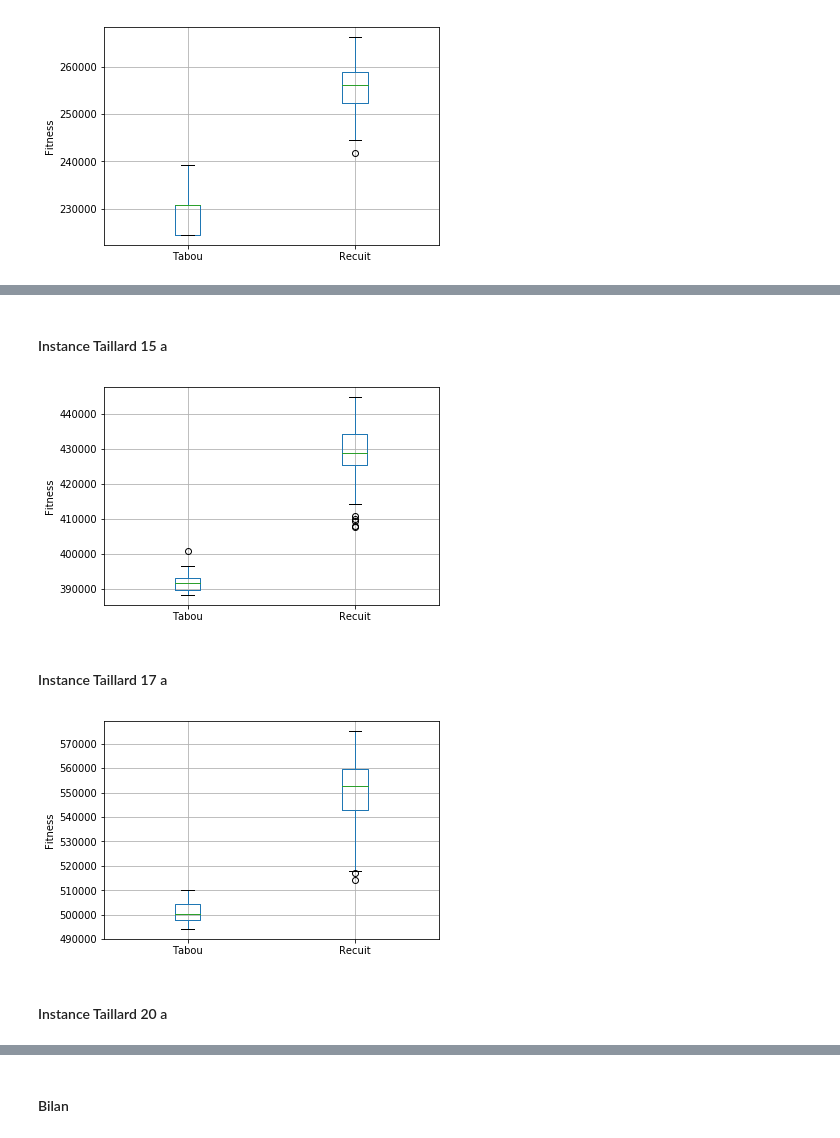
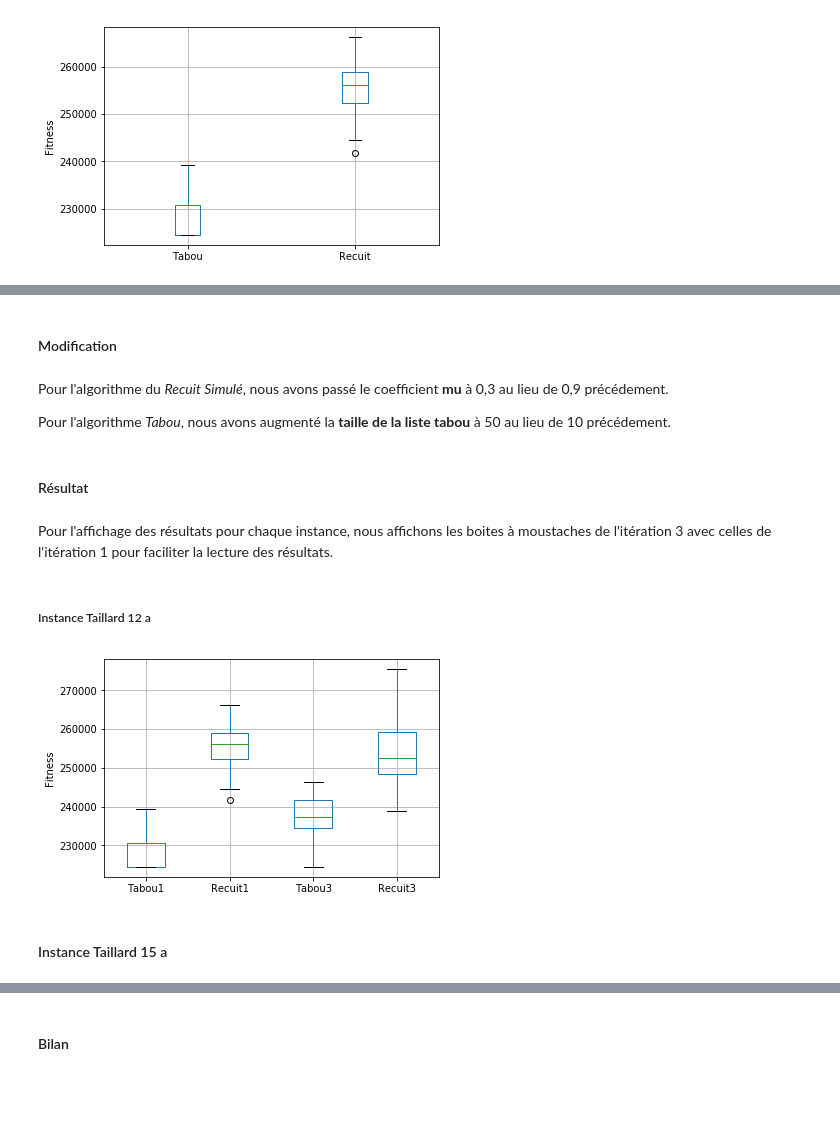
Before and after one commit to Ruseur/QuadracticAssignmentProblem, a Jupyter notebook: QuadraticAssignmentProblem.ipynb, the cells around one changed output, grey strips where cells are left out. Drawn from its saved outputs; the diff is of its cells as text; code cells hidden in the pictures; blank space fills up the shorter version.

```diff
--- a/QuadraticAssignmentProblem.ipynb
+++ b/QuadraticAssignmentProblem.ipynb
@@ -421,14 +639,18 @@ csv_to_boxplot('tai12a',1)
+# %% [markdown]
+#### Modification
+# %% [markdown]
+Pour l'algorithme du *Recuit Simulé*, nous avons passé le coefficient **mu** à 0,3 au lieu de 0,9 précédement.
+
+Pour l'algorithme *Tabou*, nous avons augmenté la **taille de la liste tabou** à 50 au lieu de 10 précédement.
+# %% [markdown]
+#### Résultat
+# %% [markdown]
+Pour l'affichage des résultats pour chaque instance, nous affichons les boites à moustaches de l'itération 3 avec celles de l'itération 1 pour faciliter la lecture des résultats.
+# %% [markdown]
+##### Instance Taillard 12 a
+# %%
+csv_to_multiple_boxplot('tai12a')
+# %% [output]
+[figure, added]
 # %% [markdown]
 #### Instance Taillard 15 a
-# %%
-csv_to_boxplot('tai15a',1)
-# %% [output]
-[figure, removed]
-# %% [markdown]
-#### Instance Taillard 17 a
-# %%
-csv_to_boxplot('tai17a',1)
-# %% [output]
-[figure, removed]
-# %% [markdown]
-#### Instance Taillard 20 a
```
Also changed, not shown: parts of 99 cells of this notebook, 29 other files.
